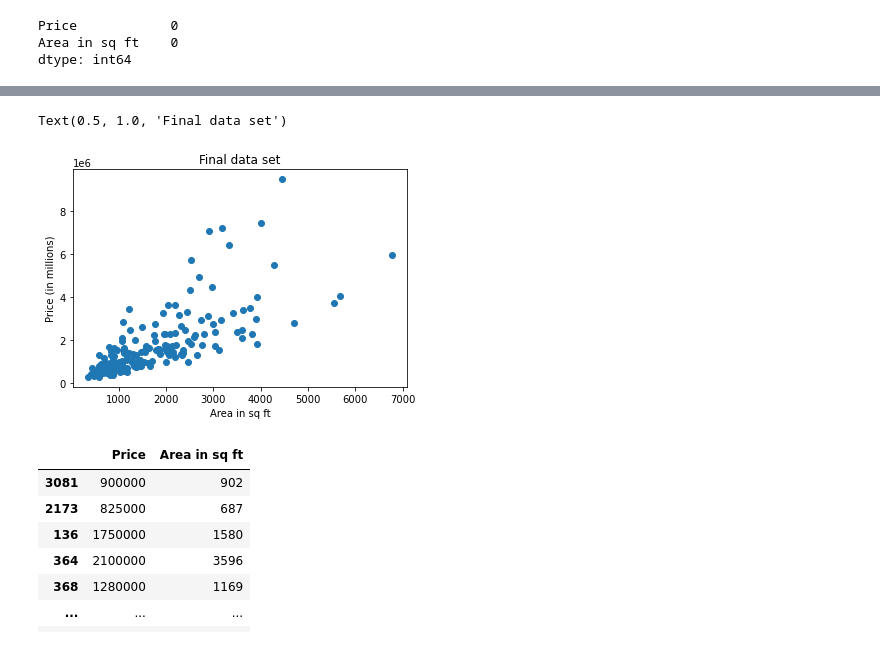
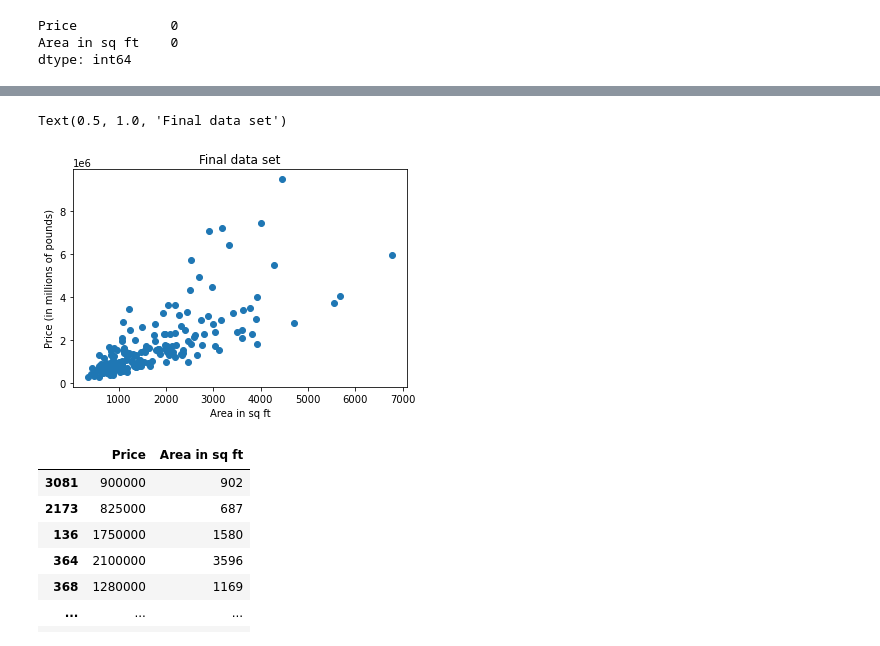
Before and after one commit to ElPatatone/Linear_Regression, a Jupyter notebook: Simple-linear-regression.ipynb, the cells around one changed output, grey strips where cells are left out. Cells and saved outputs as stored; diff of their text form; code cells hidden in the pictures.

```diff
--- a/Simple-linear-regression.ipynb
+++ b/Simple-linear-regression.ipynb
@@ -55,12 +55,12 @@ df1.drop(df1[df1['Area in sq ft'] > 9_000].index, inplace = True)
 # %%
 #replotting with the new data
 plt.scatter(df1['Area in sq ft'], df1.Price)
 plt.xlabel('Area in sq ft')
-plt.ylabel('Price (in millions)')
+plt.ylabel('Price (in millions of pounds)')
 plt.title('Final data set')
 # %% [output]
 Text(0.5, 1.0, 'Final data set')
-[figure, old version]
+[figure, new version]
 # %%
 #Making the linear regression model
 df1
```
Also changed, not shown: parts of 8 cells of this notebook.
